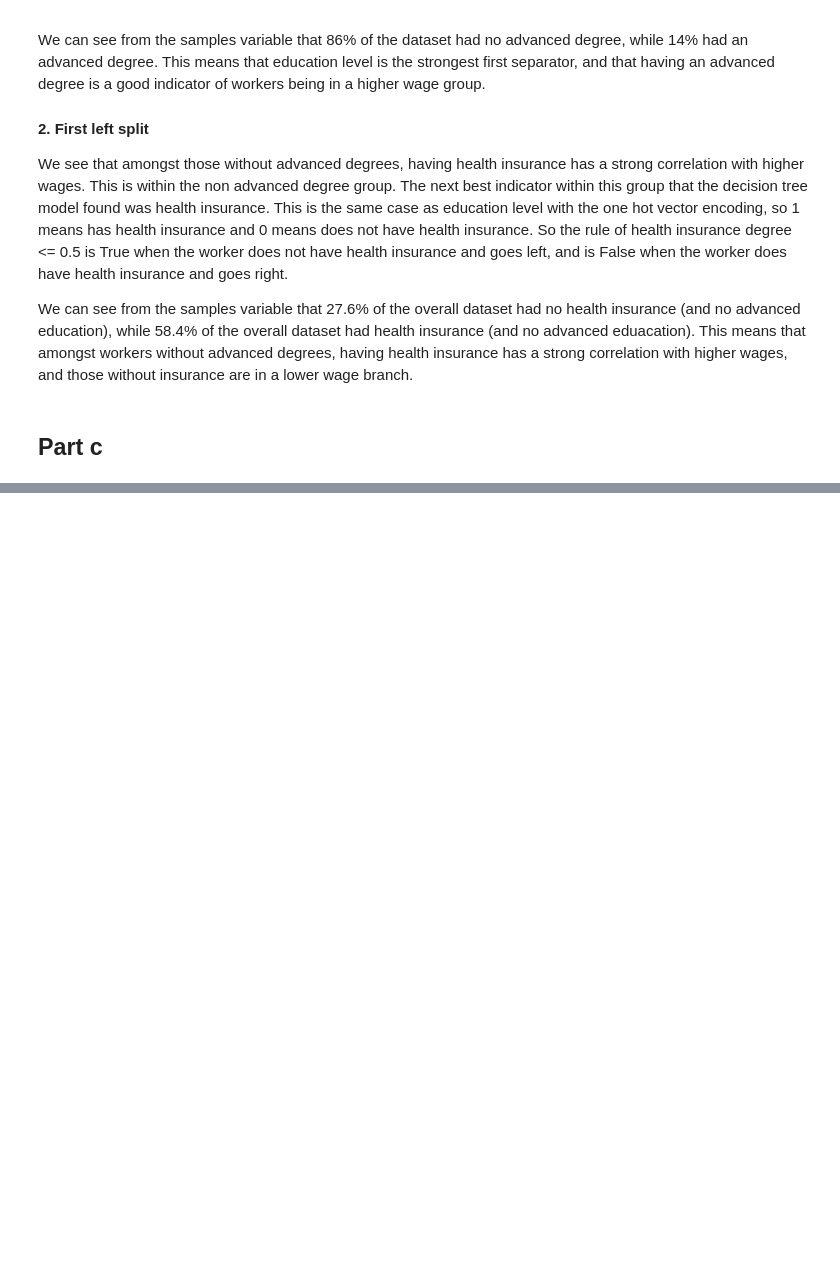
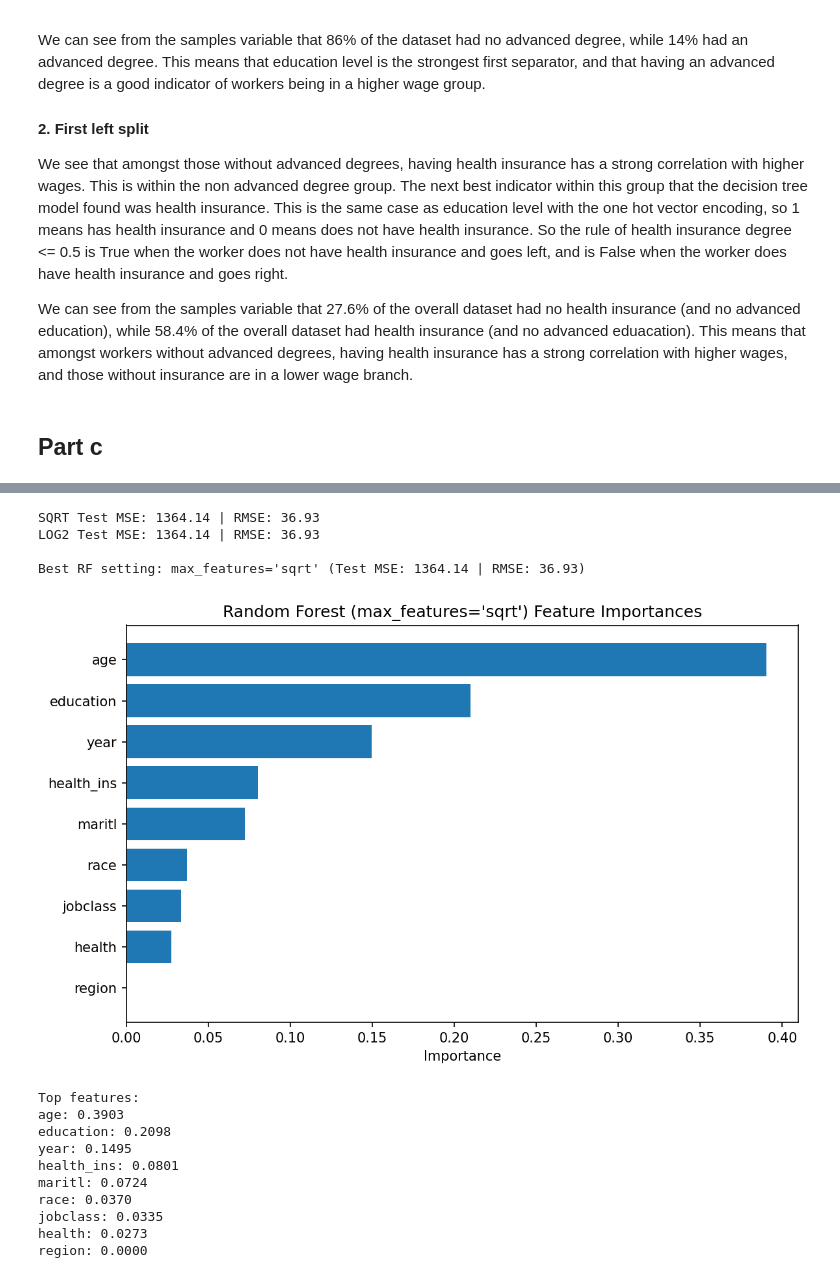
Before and after one commit to manaspgandhi/cs-598-psl, a Jupyter notebook: assignment3/main.ipynb, the cells around one changed output, grey strips where cells are left out. Cells and saved outputs as stored; diff of their text form; code cells hidden in the pictures; blank space fills up the shorter version.

```diff
--- a/assignment3/main.ipynb
+++ b/assignment3/main.ipynb
@@ -239,0 +293,45 @@ The ccp_alpha vs. CV MSE graph clearly shows how pruning is better, because as p
+# %%
+print(f"SQRT Test MSE: {mse_sqrt:.2f} | RMSE: {rmse_sqrt:.2f}")
+print(f"LOG2 Test MSE: {mse_log2:.2f} | RMSE: {rmse_log2:.2f}")
+
+#pick the better rf
+best_pipe = rf_sqrt if mse_sqrt <= mse_log2 else rf_log2
+best_tag  = "sqrt" if best_pipe is rf_sqrt else "log2"
+best_mse, best_rmse = (mse_sqrt, rmse_sqrt) if best_pipe is rf_sqrt else (mse_log2, rmse_log2)
+print(f"\nBest RF setting: max_features='{best_tag}' "
+      f"(Test MSE: {best_mse:.2f} | RMSE: {best_rmse:.2f})")
+# %% [output]
+SQRT Test MSE: 1364.14 | RMSE: 36.93
+LOG2 Test MSE: 1364.14 | RMSE: 36.93
+
+Best RF setting: max_features='sqrt' (Test MSE: 1364.14 | RMSE: 36.93)
+# %%
+#plot
+sum_importances = aggregated_feature_importances(best_pipe, categorical_features, numeric_features)
+
+names = [k for k, v in sum_importances][::-1]
+vals  = [v for k, v in sum_importances][::-1]
+
+plt.figure(figsize=(8, 5), dpi=150)
+plt.barh(names, vals)
+plt.xlabel("Importance") #miportance is just a sum of the one hot encoded vectors
+plt.title(f"Random Forest (max_features='{best_tag}') Feature Importances")
+plt.tight_layout()
+plt.show()
+
+# (Optional) print the full ranked list
+print("\nTop features:")
+for k, v in sum_importances[:20]:
+    print(f"{k}: {v:.4f}")
+# %% [output]
+[figure, added]
+Top features:
+age: 0.3903
+education: 0.2098
+year: 0.1495
+health_ins: 0.0801
+maritl: 0.0724
+race: 0.0370
+jobclass: 0.0335
+health: 0.0273
+region: 0.0000
```
Also changed, not shown: parts of 21 cells of this notebook, 2 other files.
